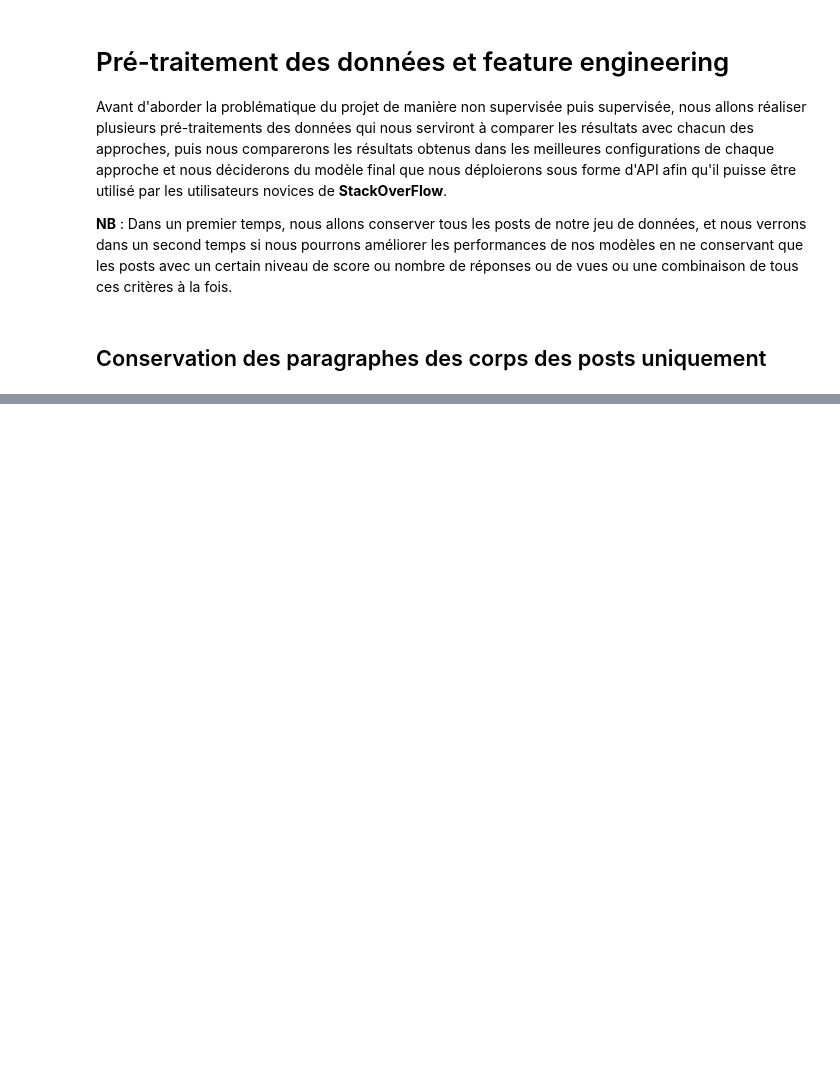
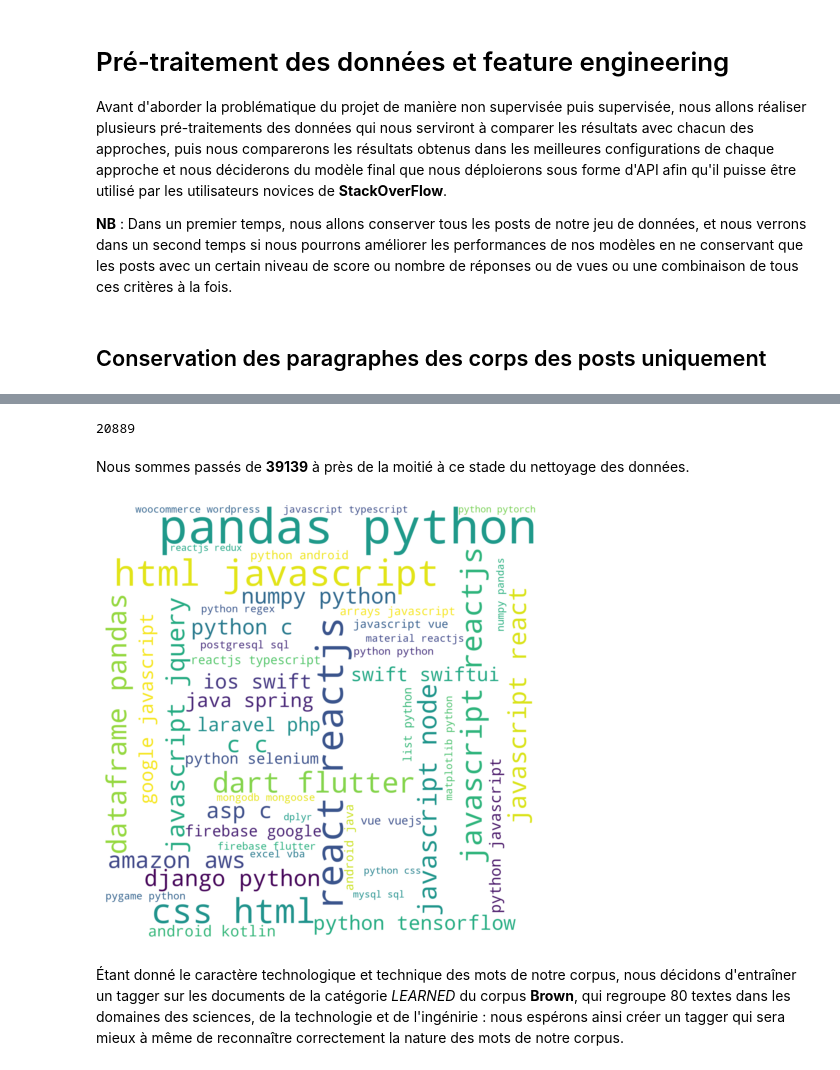
Before and after one commit to jkomb/P5---Tagger-automatiquement-des-questions---StackOverFlow, a Jupyter notebook: KOMBEM_Jonathan_2_notebook_test_012023.ipynb, the cells around one changed output, grey strips where cells are left out. Cells and saved outputs as stored; diff of their text form; code cells hidden in the pictures; blank space fills up the shorter version.

```diff
--- a/KOMBEM_Jonathan_2_notebook_test_012023.ipynb
+++ b/KOMBEM_Jonathan_2_notebook_test_012023.ipynb
@@ -123,0 +319,2 @@ df_datas.to_pickle('datasets/tests/df_datas_contractions.pkl')
+# %%
+df['tokens'] = df['tokens'].apply(lambda x: {word for word in x if not word in stop})
@@ -123,0 +337,8 @@ df_datas.to_pickle('datasets/tests/df_datas_contractions.pkl')
+# %%
+# nous supprimmons les mots dont la longueur est inférieure ou égale à 3 caractères à moins qu'ils constituent un tag
+
+# nous récupérons la liste des tags dont la longueur est inférieure ou égale à 3 caractères
+dict_pos_tags = json.load(open('dictionnaries/dict_position_tags.json'))
+list_short_tags = [tags for tags in dict_pos_tags.keys() if len(tags) <=3]
+# %%
+df['tokens'] = df['tokens'].apply(lambda x: [word for word in x if (len(word)>3 or word in list_short_tags)])
@@ -123,0 +350,17 @@ df_datas.to_pickle('datasets/tests/df_datas_contractions.pkl')
+# %%
+len(tags)
+# %% [output]
+20889
+# %% [markdown]
+Nous sommes passés de **39139** à près de la moitié à ce stade du nettoyage des données.
+# %%
+bag_of_tags = ' '.join([' '.join(x) for x in df['tags'].to_list()])
+
+wordcloud = WordCloud(width=2048, height=2048, background_color="white", max_words=50).generate(bag_of_tags)
+# %%
+plt.imshow(wordcloud, interpolation='bilinear')
+plt.axis("off")
+plt.margins(x=0, y=0)
+plt.show()
+# %% [output]
+[figure, added]
@@ -123,0 +380,2 @@ df_datas.to_pickle('datasets/tests/df_datas_contractions.pkl')
+# %% [markdown]
+Étant donné le caractère technologique et technique des mots de notre corpus, nous décidons d'entraîner un tagger sur les documents de la catégorie *LEARNED* du corpus **Brown**, qui regroupe 80 textes dans les domaines des sciences, de la technologie et de l'ingénirie : nous espérons ainsi créer un tagger qui sera mieux à même de reconnaître correctement la nature des mots de notre corpus.
```
Also changed, not shown: parts of 272 cells of this notebook, 1 other file.
